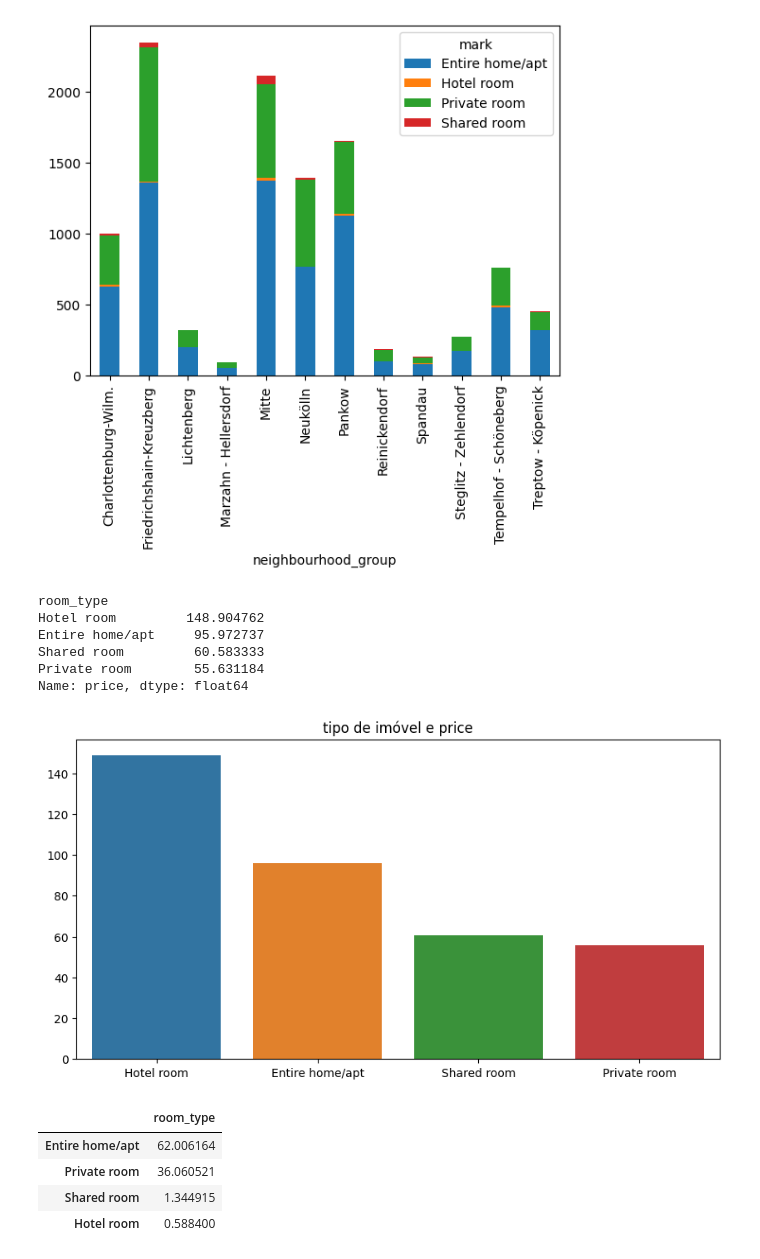
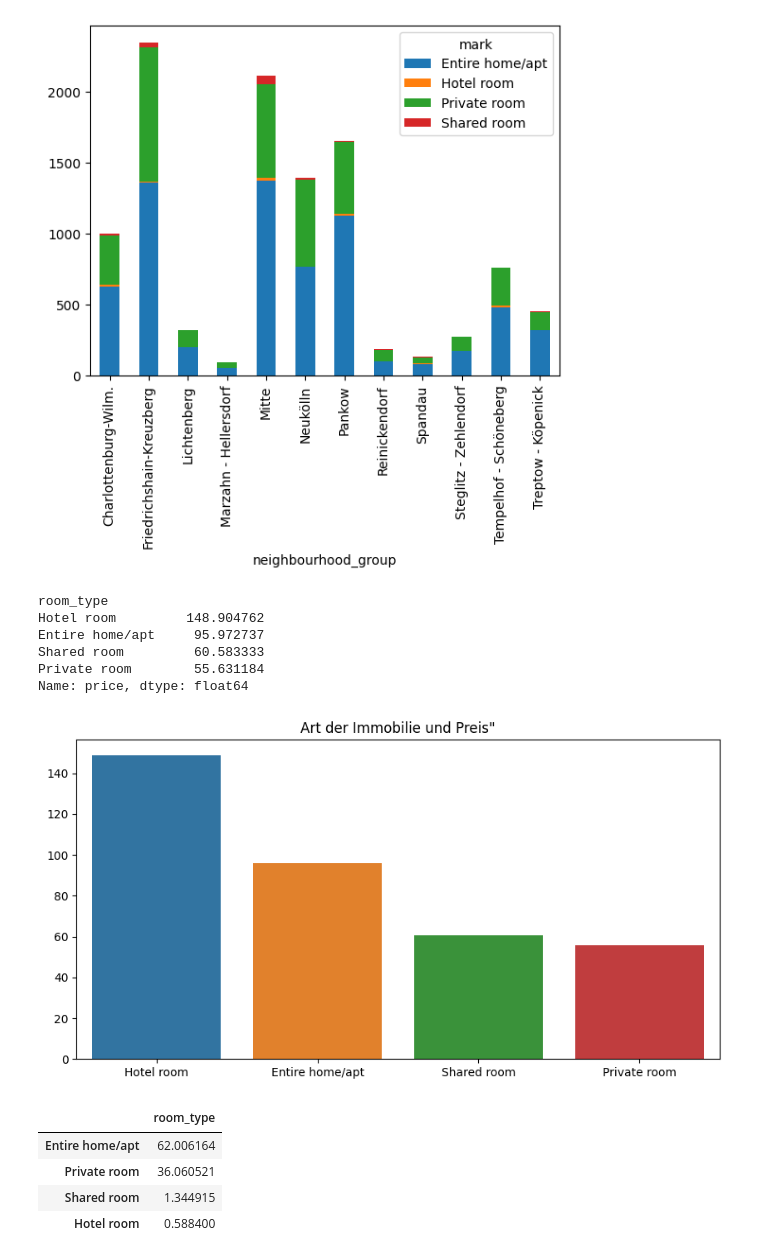
Before and after one commit to awildt01/Airbnb_Berlin-, a Jupyter notebook: Airbnb_(Berlin).ipynb, the cells around one changed output. Cells and saved outputs as stored; diff of their text form; code cells hidden in the pictures.

```diff
--- a/Airbnb_(Berlin).ipynb
+++ b/Airbnb_(Berlin).ipynb
@@ -549,19 +548,19 @@ plt.show()
 # %%
 # Art der Unterkunft und Preis
 d = df_clean.groupby('room_type')['price'].mean().sort_values(ascending=False)
 fig, ax= plt.subplots(figsize=(10,5))
 sns.barplot(x=d.index.tolist(), y=d.values, ax=ax)
-ax.set_title('tipo de imóvel e price')
+ax.set_title('Art der Immobilie und Preis"')
 fig.show()
 display(d)
 # %% [output]
 room_type
 Hotel room         148.904762
 Entire home/apt     95.972737
 Shared room         60.583333
 Private room        55.631184
 Name: price, dtype: float64
-[figure, old version]
+[figure, new version]
 # %%
 # "Die Prozentsatz der verfügbaren Unterkunftstypen anzeigen:"
 df_por = pd.DataFrame(df_clean.room_type.value_counts() / df_clean.shape[0]*100)
```
Also changed, not shown: parts of 15 cells of this notebook.
